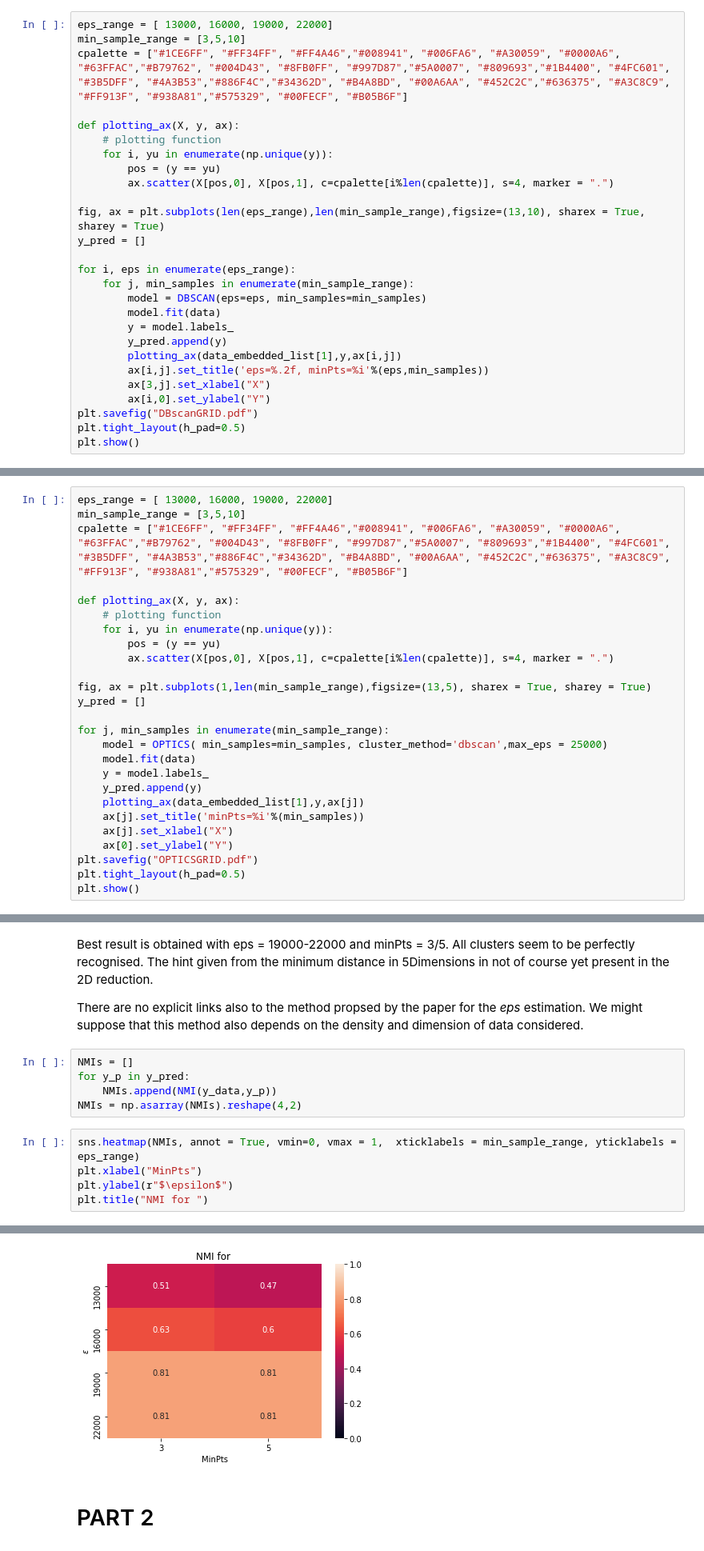
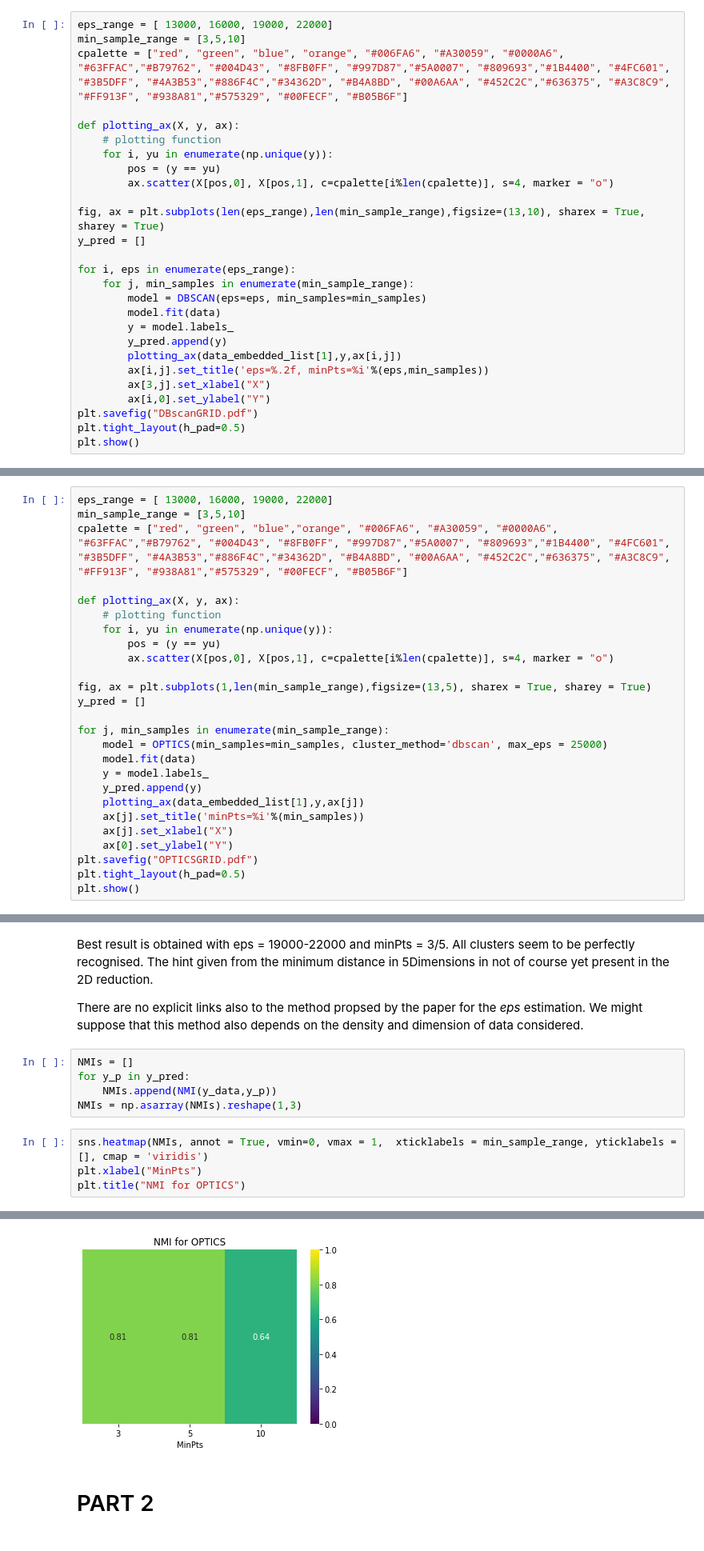
Before and after one commit to LorenzoBuriola/LoCP_moduleB, a Jupyter notebook: Week4/FPGheArt_exercise4.ipynb, the cells around one changed output, grey strips where cells are left out. Shown at 80% size. Cells and saved outputs as stored; diff of their text form.

```diff
--- a/Week4/FPGheArt_exercise4.ipynb
+++ b/Week4/FPGheArt_exercise4.ipynb
@@ -238,13 +241,13 @@ Anyhow, in this case the best eps parameter is far from the ones this method wou
 # %%
 eps_range = [ 13000, 16000, 19000, 22000]
 min_sample_range = [3,5,10]
-cpalette = ["#1CE6FF", "#FF34FF", "#FF4A46","#008941", "#006FA6", "#A30059", "#0000A6", "#63FFAC","#B79762", "#004D43", "#8FB0FF", "#997D87","#5A0007", "#809693","#1B4400", "#4FC601", "#3B5DFF", "#4A3B53","#886F4C","#34362D", "#B4A8BD", "#00A6AA", "#452C2C","#636375", "#A3C8C9", "#FF913F", "#938A81","#575329", "#00FECF", "#B05B6F"]
+cpalette = ["red", "green", "blue", "orange", "#006FA6", "#A30059", "#0000A6", "#63FFAC","#B79762", "#004D43", "#8FB0FF", "#997D87","#5A0007", "#809693","#1B4400", "#4FC601", "#3B5DFF", "#4A3B53","#886F4C","#34362D", "#B4A8BD", "#00A6AA", "#452C2C","#636375", "#A3C8C9", "#FF913F", "#938A81","#575329", "#00FECF", "#B05B6F"]
 
 def plotting_ax(X, y, ax):
     # plotting function
     for i, yu in enumerate(np.unique(y)):
         pos = (y == yu)
-        ax.scatter(X[pos,0], X[pos,1], c=cpalette[i%len(cpalette)], s=4, marker = ".")
+        ax.scatter(X[pos,0], X[pos,1], c=cpalette[i%len(cpalette)], s=4, marker = "o")
 
 fig, ax = plt.subplots(len(eps_range),len(min_sample_range),figsize=(13,10), sharex = True, sharey = True)
 y_pred = []
@@ -287,19 +290,19 @@ Text(0.5, 1.0, 'NMI for ')
 # %%
 eps_range = [ 13000, 16000, 19000, 22000]
 min_sample_range = [3,5,10]
-cpalette = ["#1CE6FF", "#FF34FF", "#FF4A46","#008941", "#006FA6", "#A30059", "#0000A6", "#63FFAC","#B79762", "#004D43", "#8FB0FF", "#997D87","#5A0007", "#809693","#1B4400", "#4FC601", "#3B5DFF", "#4A3B53","#886F4C","#34362D", "#B4A8BD", "#00A6AA", "#452C2C","#636375", "#A3C8C9", "#FF913F", "#938A81","#575329", "#00FECF", "#B05B6F"]
+cpalette = ["red", "green", "blue","orange", "#006FA6", "#A30059", "#0000A6", "#63FFAC","#B79762", "#004D43", "#8FB0FF", "#997D87","#5A0007", "#809693","#1B4400", "#4FC601", "#3B5DFF", "#4A3B53","#886F4C","#34362D", "#B4A8BD", "#00A6AA", "#452C2C","#636375", "#A3C8C9", "#FF913F", "#938A81","#575329", "#00FECF", "#B05B6F"]
 
 def plotting_ax(X, y, ax):
     # plotting function
     for i, yu in enumerate(np.unique(y)):
         pos = (y == yu)
-        ax.scatter(X[pos,0], X[pos,1], c=cpalette[i%len(cpalette)], s=4, marker = ".")
+        ax.scatter(X[pos,0], X[pos,1], c=cpalette[i%len(cpalette)], s=4, marker = "o")
 
 fig, ax = plt.subplots(1,len(min_sample_range),figsize=(13,5), sharex = True, sharey = True)
 y_pred = []
 
 for j, min_samples in enumerate(min_sample_range):
-    model = OPTICS( min_samples=min_samples, cluster_method='dbscan',max_eps = 25000)
+    model = OPTICS(min_samples=min_samples, cluster_method='dbscan', max_eps = 25000)
     model.fit(data)
     y = model.labels_
     y_pred.append(y)
@@ -321,10 +324,9 @@ There are no explicit links also to the method propsed by the paper for the *eps
 NMIs = []
 for y_p in y_pred:
     NMIs.append(NMI(y_data,y_p))
-NMIs = np.asarray(NMIs).reshape(4,2)
+NMIs = np.asarray(NMIs).reshape(1,3)
 # %%
-sns.heatmap(NMIs, annot = True, vmin=0, vmax = 1,  xticklabels = min_sample_range, yticklabels = eps_range)
+sns.heatmap(NMIs, annot = True, vmin=0, vmax = 1,  xticklabels = min_sample_range, yticklabels = [], cmap = 'viridis')
 plt.xlabel("MinPts")
-plt.ylabel(r"$\epsilon$")
-plt.title("NMI for ")
+plt.title("NMI for OPTICS")
 # %% [output]
@@ -332,4 +334,4 @@ Text(0.5, 1.0, 'NMI for ')
-[figure, old version]
+[figure, new version]
 # %% [markdown]
 # PART 2
 # %% [markdown]
```
Also changed, not shown: parts of 18 cells of this notebook.
